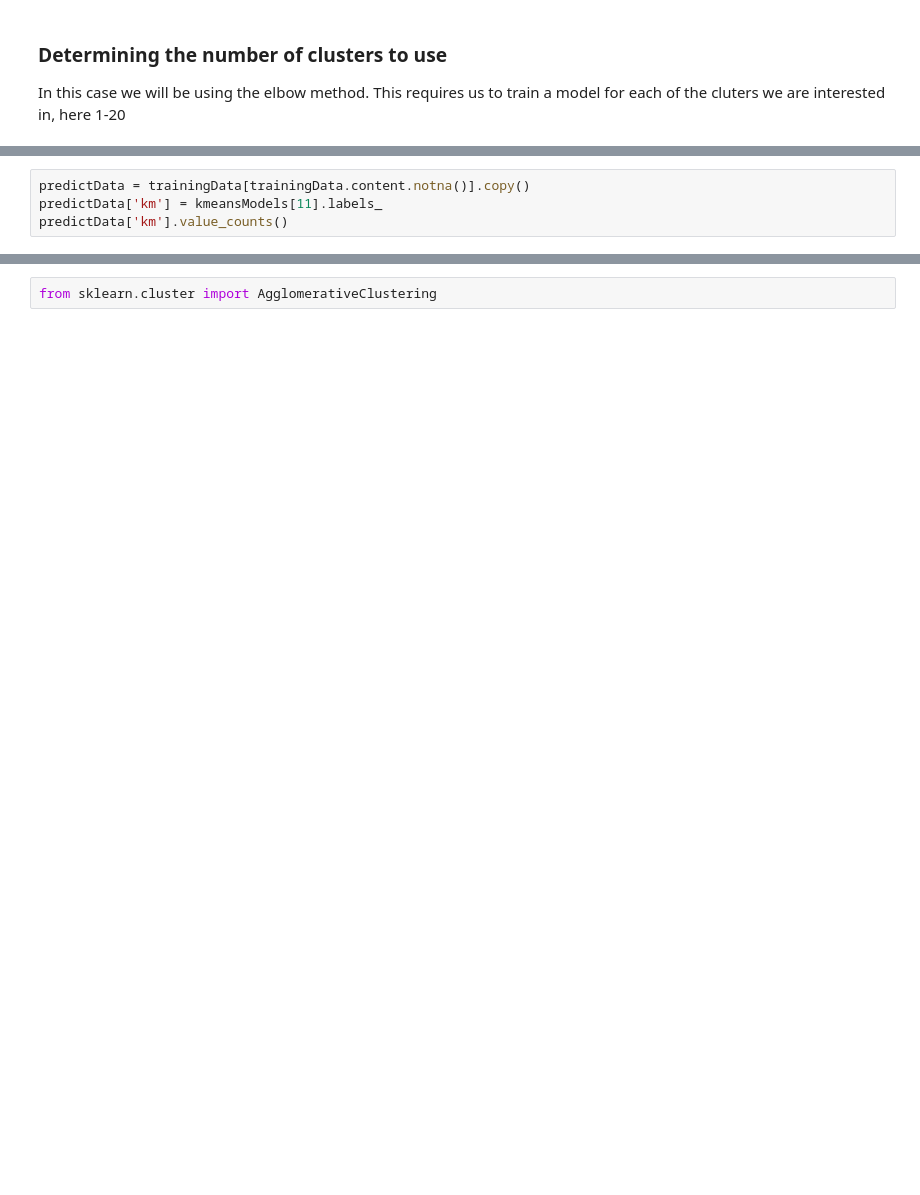
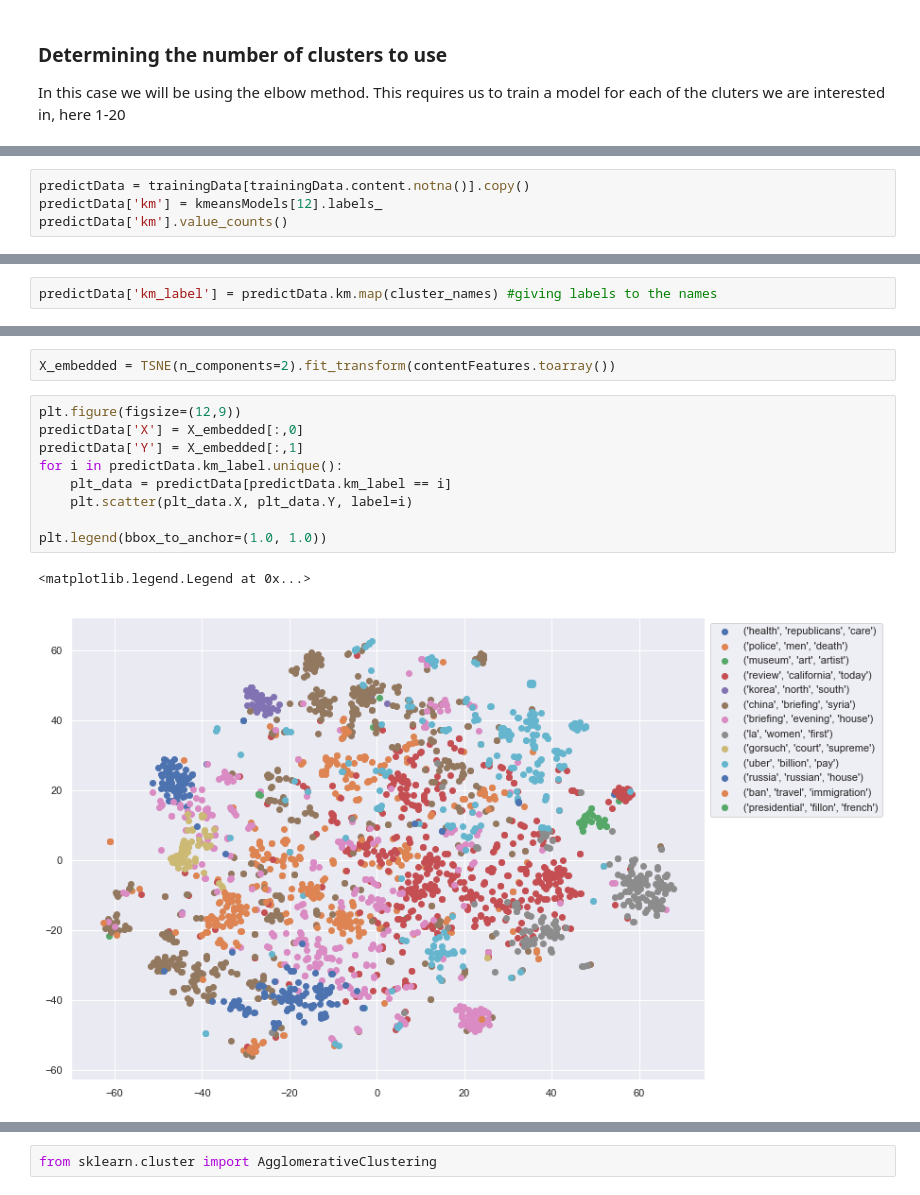
Before and after one commit to levilentz/document_modeling, a Jupyter notebook: Axios_coding.ipynb, the cells around one changed output, grey strips where cells are left out. Drawn from its saved outputs; the diff is of its cells as text; blank space fills up the shorter version.

```diff
--- a/Axios_coding.ipynb
+++ b/Axios_coding.ipynb
@@ -137,5 +165,5 @@ Here we manually select 12 clusters (12 - 1 in the list), and calculate their id
 # %%
 predictData = trainingData[trainingData.content.notna()].copy()
-predictData['km'] = kmeansModels[11].labels_
+predictData['km'] = kmeansModels[12].labels_
 predictData['km'].value_counts()
 # %% [output]
@@ -176,0 +208,2 @@ cluster_names
+# %%
+predictData['km_label'] = predictData.km.map(cluster_names) #giving labels to the names
@@ -176,0 +216,14 @@ cluster_names
+# %%
+X_embedded = TSNE(n_components=2).fit_transform(contentFeatures.toarray())
+# %%
+plt.figure(figsize=(12,9))
+predictData['X'] = X_embedded[:,0]
+predictData['Y'] = X_embedded[:,1]
+for i in predictData.km_label.unique():
+    plt_data = predictData[predictData.km_label == i]
+    plt.scatter(plt_data.X, plt_data.Y, label=i)
+
+plt.legend(bbox_to_anchor=(1.0, 1.0))
+# %% [output]
+<matplotlib.legend.Legend at 0x...>
+[figure, added]
```
Also changed, not shown: parts of 50 cells of this notebook.
